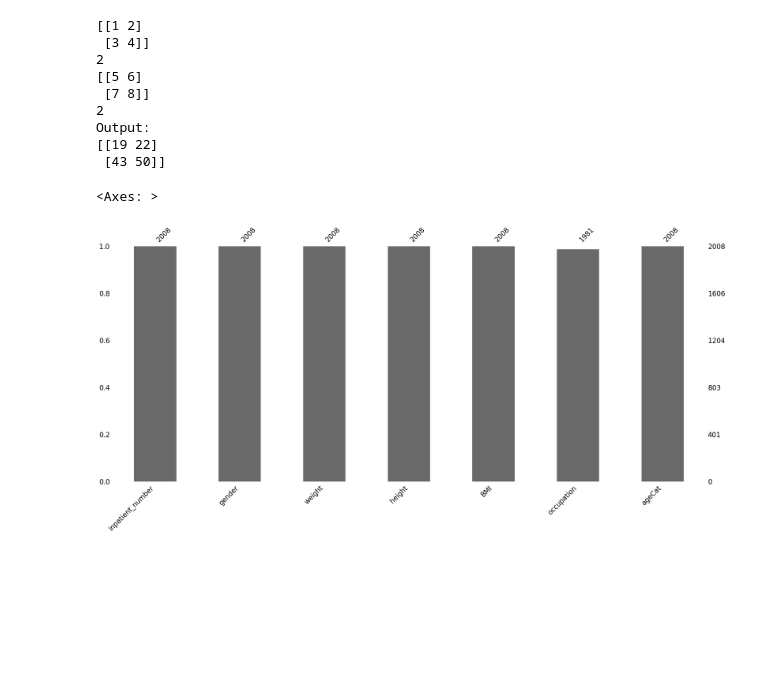
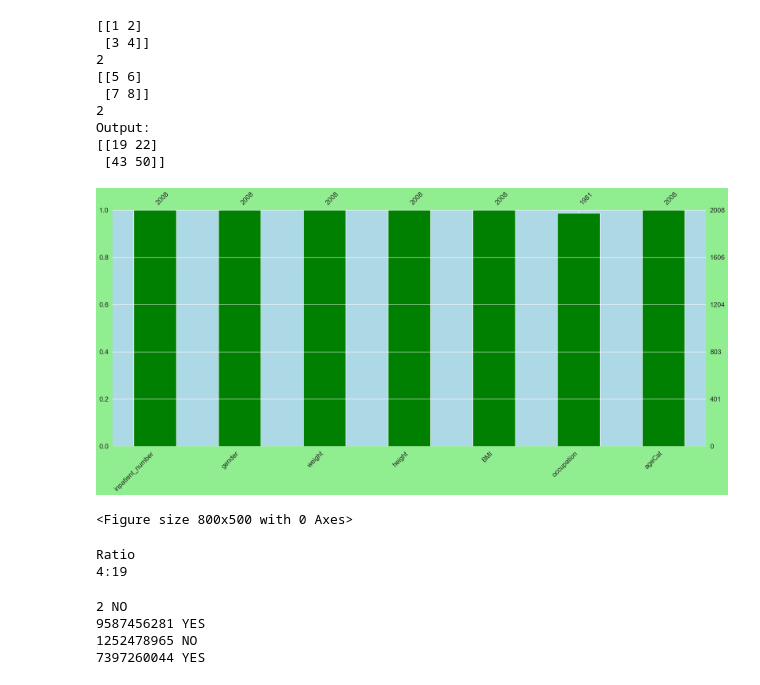
Before and after one commit to renu-matlib/Team18_Matlib_marvels_PythonHackathon_Apr24, a Jupyter notebook: Team18_Matlib_marvels_Main80Questions.ipynb, the cells around one changed output. Drawn from its saved outputs; the diff is of its cells as text; code cells hidden in the pictures; blank space fills up the shorter version.

```diff
--- a/Team18_Matlib_marvels_Main80Questions.ipynb
+++ b/Team18_Matlib_marvels_Main80Questions.ipynb
@@ -181,8 +182,44 @@ Output:
  [43 50]]
 # %%
 #7. Visualize missing data and missing patterns from demography table using the "Missing No" Library
-
-msno.bar(df_demography)
+import random
+colors_list = ["green","yellow","black","darkblue","pink"]
+msno.bar(df_demography, color = random.choice(colors_list))
+plt.figure(figsize=(8,5))
+sns.set_style('darkgrid')
+sns.set(rc={'axes.facecolor':'lightblue','figure.facecolor':'lightgreen'})
 # %% [output]
+[figure, new version]
-<Axes: >
+<Figure size 800x500 with 0 Axes>
-[figure, old version]
+# %%
+#5. What is the ratio of patients who were responsive to pain vs responsive to sound?
+
+
+import math
+df_respo['GCS']
+sound_Count = df_respo['consciousness'].value_counts()['ResponsiveToSound']
+pain_Count = df_respo['consciousness'].value_counts()['ResponsiveToPain']
+divisor = math.gcd(pain_Count, sound_Count)
+
+print('Ratio')
+Ratio=print(f"{round(pain_Count/divisor)}:{round(sound_Count/divisor)}")
+# %% [output]
+Ratio
+4:19
+# %%
+#11. To find valid phone no or not
+
+import re
+mobile_arr = ['2','9587456281','1252478965','7397260044']
+pattern = re.compile(r"^[789]\d{9}")
+for number in mobile_arr:
+   matched = bool(re.search(pattern, number))
+   if matched:
+    print(number, "YES")
+   else:
+    print(number, "NO")
+# %% [output]
+2 NO
+9587456281 YES
+1252478965 NO
+7397260044 YES
```
Also changed, not shown: parts of 2 cells of this notebook.
